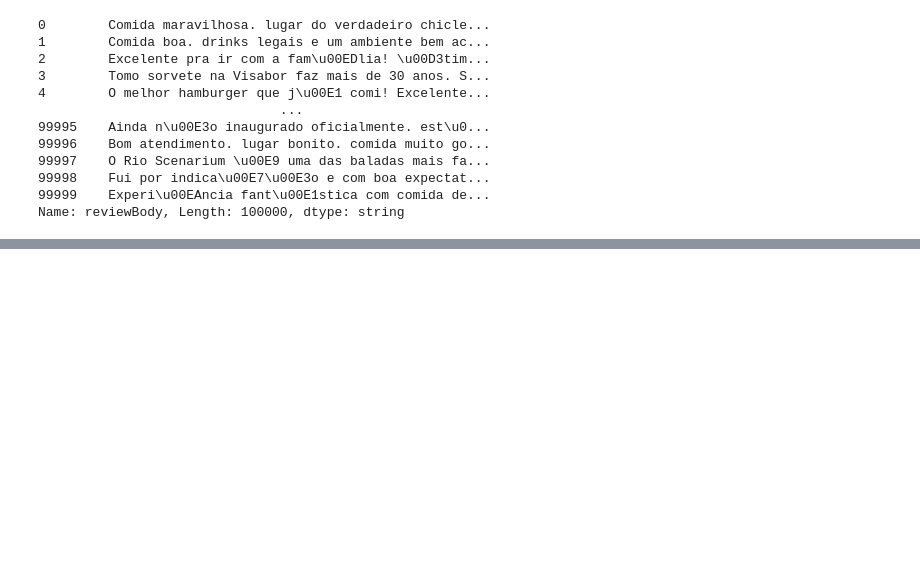
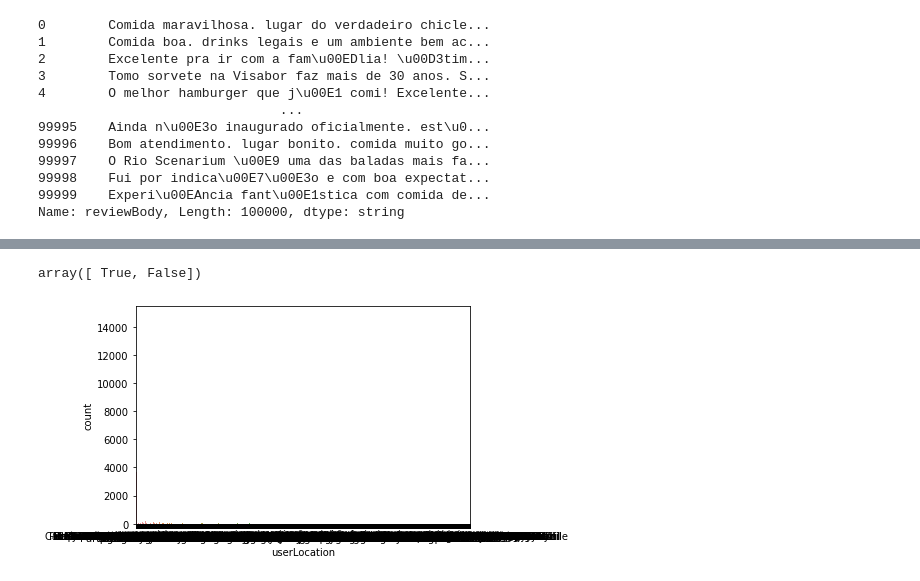
Before and after one commit to paulordie/gitTest, a Jupyter notebook: piloto-2.ipynb, the cells around one changed output, grey strips where cells are left out. Drawn from its saved outputs; the diff is of its cells as text; code cells hidden in the pictures; blank space fills up the shorter version.

```diff
--- a/piloto-2.ipynb
+++ b/piloto-2.ipynb
@@ -191,4 +216,10 @@ train_data.describe()
 # %%
 #data.drop(['title', 'restaurantId','author','reviewBody','language','userLocation','publicationDate','visitDate','ratingValue','itemReviewed','address','addressLocality','addressRegion','postalCode','country','website','email','phoneNumber','averageRating'], axis = 1, inplace=True)
 # %%
-#train_data.mobileDevice.unique()
+train_data.mobileDevice.unique()
+# %% [output]
+array([ True, False])
+# %%
+sns.countplot(train_data.userLocation);
+# %% [output]
+[figure, added]
```
Also changed, not shown: parts of 36 cells of this notebook, 1 other file.
